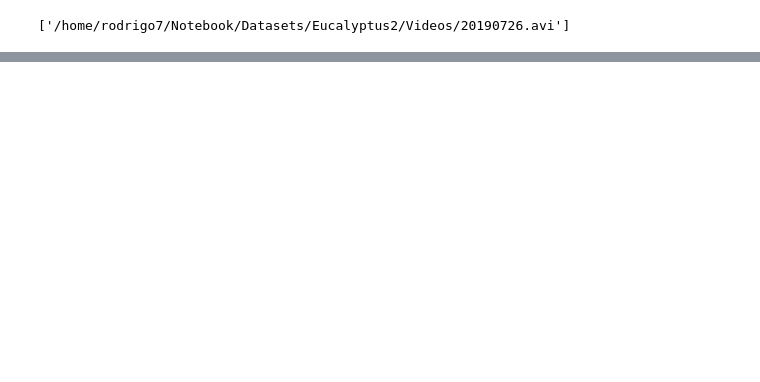
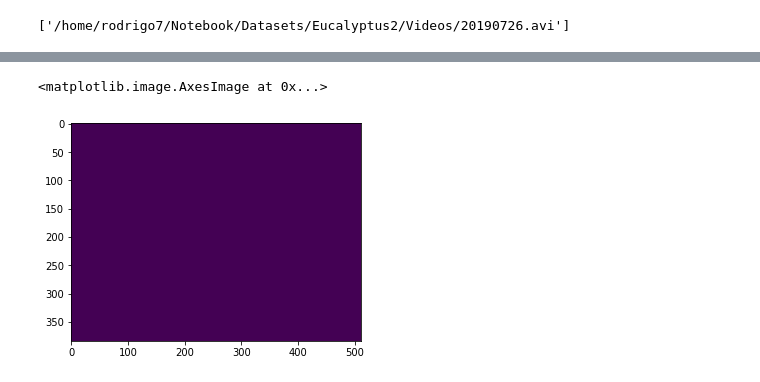
Before and after one commit to RodrigoAgronomia/smart_tmp, a Jupyter notebook: python/Tracking_Create_Train_Data.ipynb, the cells around one changed output, grey strips where cells are left out. Cells and saved outputs as stored; diff of their text form; code cells hidden in the pictures; blank space fills up the shorter version.

```diff
--- a/python/Tracking_Create_Train_Data.ipynb
+++ b/python/Tracking_Create_Train_Data.ipynb
@@ -88,3 +98,7 @@ def get_bboxes(contours, minArea, maxArea, minDst, maxDst):
             if (x > minDst) and ((x+w) < maxDst):
                 bboxes.append([x,y,x+w,y+h])
     return(np.array(bboxes))
+# %%
+    width = int(cap.get(cv2.CAP_PROP_FRAME_WIDTH)) # get video width
+    height = int(cap.get(cv2.CAP_PROP_FRAME_HEIGHT)) #get video height
+width,height
@@ -97,8 +113,8 @@ for video_file in video_files:
     width = int(cap.get(cv2.CAP_PROP_FRAME_WIDTH)) # get video width
     height = int(cap.get(cv2.CAP_PROP_FRAME_HEIGHT)) #get video height
 
-    width = 4192
-    height = 3120
+    width = 1920
+    height = 1080
 
     new_width = int(width/4)
     new_height = int(height/4)
@@ -128,7 +144,7 @@ for video_file in video_files:
     font = cv2.FONT_HERSHEY_SIMPLEX
 
     total_frames = int(cap.get(cv2.CAP_PROP_FRAME_COUNT)) # number of frames
-    # total_frames = 1
+#     total_frames = 80
 
     t_start = time.time() # start the time variable for time counting
     old_plant_boxes = new_plant_boxes = tmp_plant_boxes = np.array([]) # inicialize the boxes vector
@@ -141,7 +157,7 @@ for video_file in video_files:
     n_plantas = 1 # counter
     speed = 25
     last_speed = speed
-    tubete_lim = 300
+    tubete_lim = 320
     speed_avg = speed * np.ones(10)
 
     ini_kernel = cv2.getStructuringElement(cv2.MORPH_RECT, (3, 3))
@@ -152,6 +168,8 @@ for video_file in video_files:
     for i in range(total_frames):
         print(i)
         ret, frame = cap.read()
+        if i < 60:
+            continue
         img = frame.copy()
         fgmask = fgbg.apply(img)
         fgmask[:,515:] = 0
@@ -159,7 +177,7 @@ for video_file in video_files:
         msk[:,:10] = 0
         msk[:,515:] = 0
         msk[:10,:] = 0
-        msk[255:,:] = 0
+        msk[320:,:] = 0
         msk = cv2.dilate(msk, ini_kernel, iterations = 5)
         msk = (msk > 0).astype('uint8')
 
@@ -168,11 +186,11 @@ for video_file in video_files:
         fgmask = cv2.erode(fgmask, ini_kernel, iterations = 1)
 
         plant_msk = fgmask.copy()
-        plant_msk[280:,:] = 0
+        plant_msk[320:,:] = 0
 
         stem_msk = fgmask.copy()
-        stem_msk[:280,:] = 0
-        stem_msk[320:,:] = 0
+        stem_msk[:320,:] = 0
+        stem_msk[360:,:] = 0
 
 
         # Aplica um kernel vertical, para evitar que existam interrupcoes no contorno das plantas,
@@ -337,2 +390,7 @@ for video_file in video_files:
+# %%
+plt.imshow(stem_msk)
+# %% [output]
+<matplotlib.image.AxesImage at 0x...>
+[figure, added]
 # %%
 plt.imshow(img)
```
Also changed, not shown: parts of 7 cells of this notebook.
